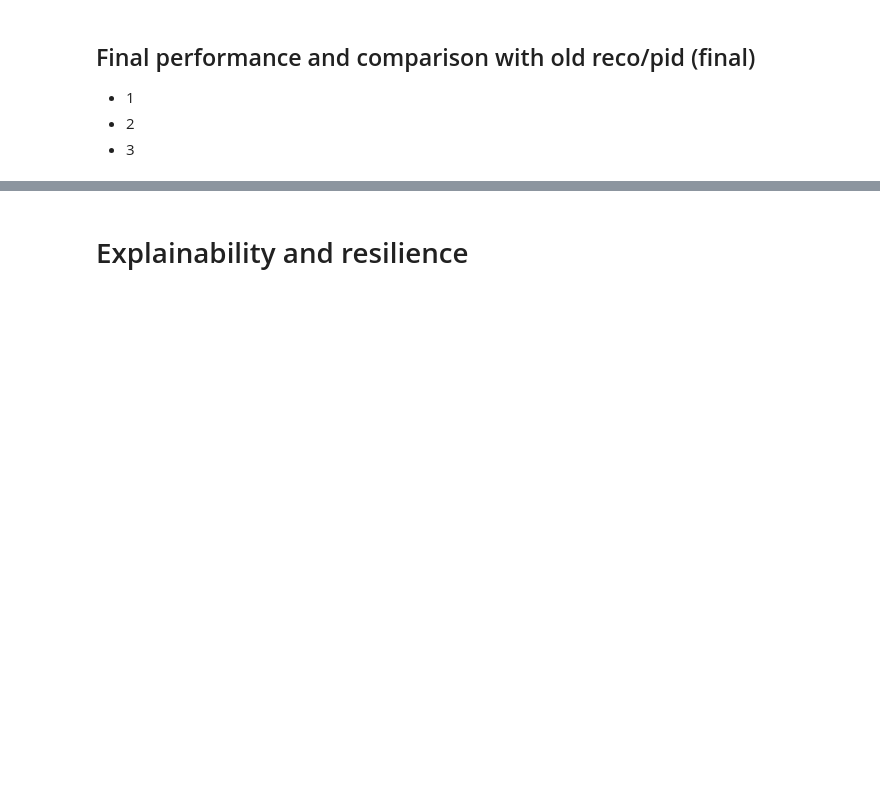
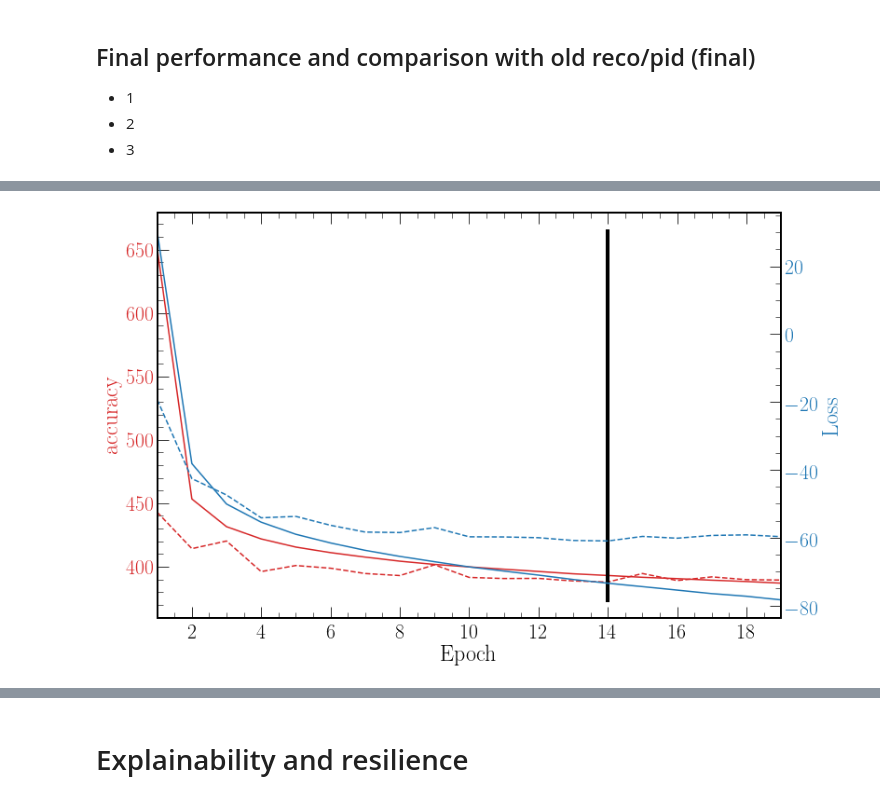
Before and after one commit to chipsneutrino/chips-net, a Jupyter notebook: analysis.ipynb, the cells around one changed output, grey strips where cells are left out. Cells and saved outputs as stored; diff of their text form; code cells hidden in the pictures; blank space fills up the shorter version.

```diff
--- a/analysis.ipynb
+++ b/analysis.ipynb
@@ -1597,3 +1488,7 @@ chipsnet.plotting.plot_history(config, "final_beam", save_path+"final_beam_histo
+# %%
+chipsnet.plotting.plot_history(config, "final_nuel_cc_e", save_path+"final_energy_history", key="t_nu_energy_mae", type="min")
+# %% [output]
+[figure, added]
 # %%
 plt.figure(figsize=(10, 10))
 sns.heatmap(
```
Also changed, not shown: parts of 53 cells of this notebook, 3 other files.
